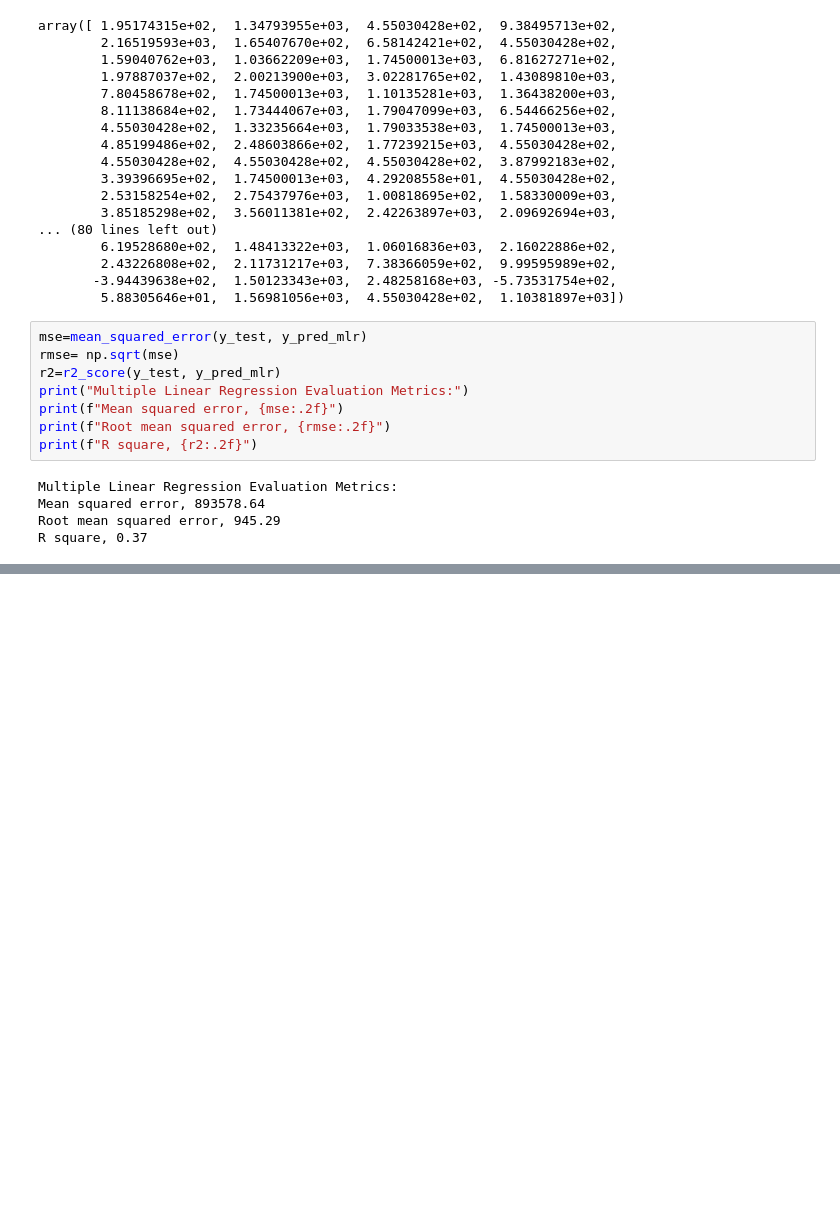
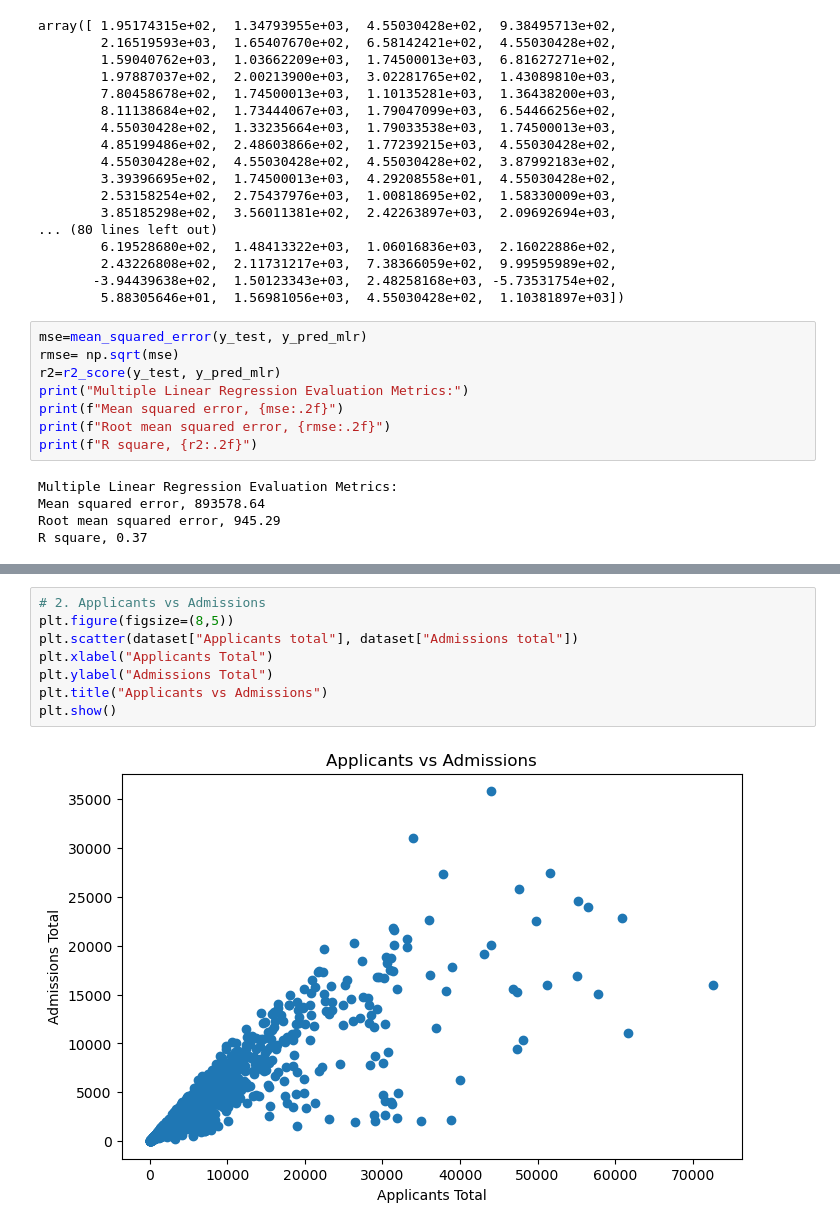
Before and after one commit to bjesarey/DS160_Final_Project_BE_JH, a Jupyter notebook: DS_160_Final_Notebook.ipynb, the cells around one changed output, grey strips where cells are left out. Saved outputs shown, nothing was run; the diff lists cells and outputs as text; blank space fills up the shorter version.

```diff
--- a/DS_160_Final_Notebook.ipynb
+++ b/DS_160_Final_Notebook.ipynb
@@ -250,0 +264,10 @@ R square, 0.37
+# %%
+# 2. Applicants vs Admissions
+plt.figure(figsize=(8,5))
+plt.scatter(dataset["Applicants total"], dataset["Admissions total"])
+plt.xlabel("Applicants Total")
+plt.ylabel("Admissions Total")
+plt.title("Applicants vs Admissions")
+plt.show()
+# %% [output]
+[figure, added]
```
Also changed, not shown: parts of 8 cells of this notebook.
